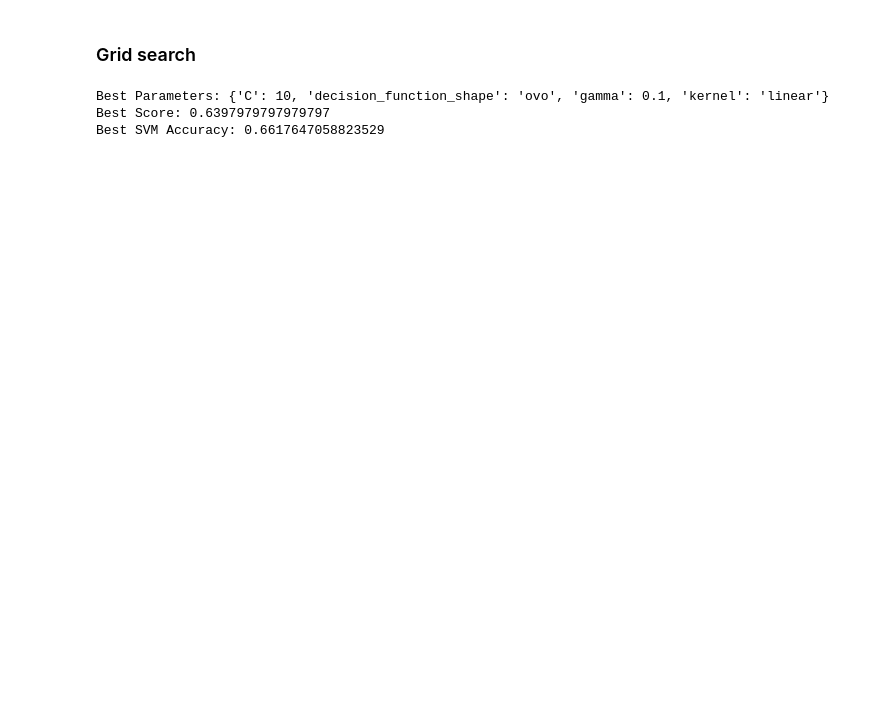
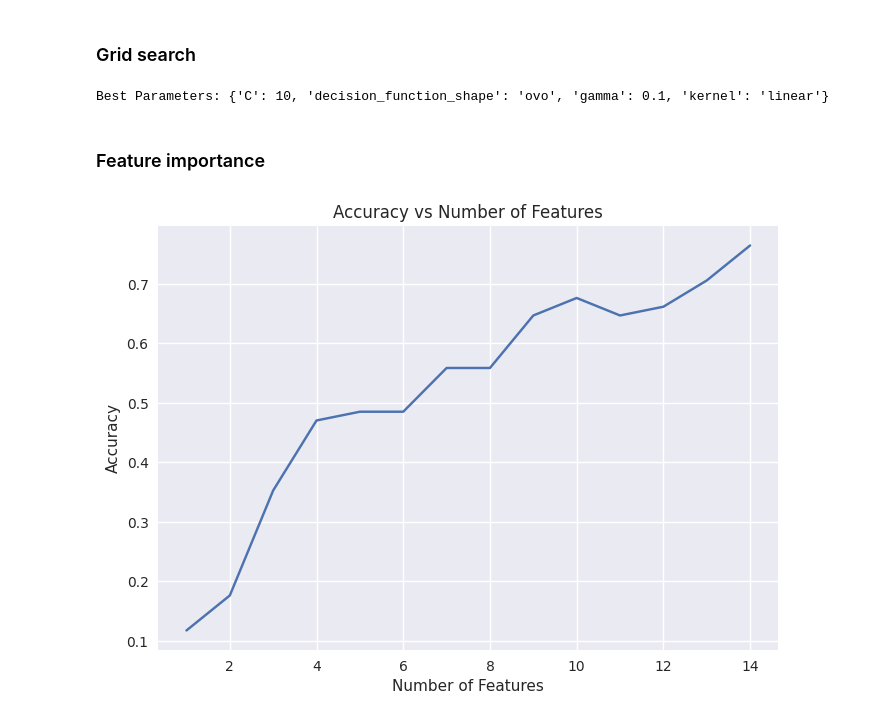
Before and after one commit to oooidw/IntroML, a Jupyter notebook: svm.ipynb, the cells around one changed output. Drawn from its saved outputs; the diff is of its cells as text; code cells hidden in the pictures; blank space fills up the shorter version.

```diff
--- a/svm.ipynb
+++ b/svm.ipynb
@@ -27,6 +34,18 @@ df.head()
 | 2 | 1 | 0.76722 | 1.5725 | 0.38998 | 0.97755 | 1.00000 | 0.80812 | ... |
 | 3 | 1 | 0.73797 | 1.4597 | 0.35376 | 0.97566 | 1.00000 | 0.81697 | ... |
 | 4 | 1 | 0.82301 | 1.7707 | 0.44462 | 0.97698 | 1.00000 | 0.75493 | ... |
+# %%
+
+# Select the columns to be standardized
+columns_to_standardize = ['Eccentricity', 'Aspect Ratio', 'Elongation', 'Solidity', 'Stochastic Convexity',
+                          'Isoperimetric Factor', 'Maximal Indentation Depth', 'Lobedness', 'Average Intensity',
+                          'Average Contrast', 'Smoothness', 'Third moment', 'Uniformity', 'Entropy']
+
+# Create a StandardScaler object
+scaler = StandardScaler()
+
+# Fit the scaler to the data and transform the selected columns
+df[columns_to_standardize] = scaler.fit_transform(df[columns_to_standardize])
 # %%
 # Split the dataset into training set and test set
 X_train, X_test, y_train, y_test = train_test_split(df.drop(['Class'],axis=1),df['Class'], test_size=0.2, random_state=42)
@@ -57,7 +76,7 @@ Cross-Validation Accuracy: 0.2911764705882353
 param_grid = {
     'C': [0.1, 1, 10],
     'kernel': ['linear', 'rbf'],
-    'gamma': [0.1, 1, 10],
+    'gamma': [0.1, 1, 10, 'scale'],
     'decision_function_shape' : ['ovo','ovr']
 }
 
@@ -68,25 +87,60 @@ svm_clf = SVC()
 grid_search = GridSearchCV(svm_clf, param_grid, cv=5)
 grid_search.fit(X_train, y_train)
 
+# Create the GridSearchCV object
+grid_search = GridSearchCV(estimator=svm_clf, param_grid=param_grid, cv=5, scoring='accuracy')
+
+# Fit the grid search to the data
+grid_search.fit(X_train, y_train)
+
 # Get the best parameters and best score
 best_params = grid_search.best_params_
-best_score = grid_search.best_score_
 
-# Train the SVM classifier with the best parameters
-best_svm_clf = SVC(**best_params)
-best_svm_clf.fit(X_train, y_train)
-
-# Predict the class labels for the test dataset using the best classifier
-best_svm_pred_labels = best_svm_clf.predict(X_test)
-
-# Evaluate the accuracy of the best SVM classifier
-best_svm_accuracy = accuracy_score(y_test, best_svm_pred_labels)
-
+# Print the best parameters
 print("Best Parameters:", best_params)
-print("Best Score:", best_score)
-print("Best SVM Accuracy:", best_svm_accuracy)
 # %% [output]
 Best Parameters: {'C': 10, 'decision_function_shape': 'ovo', 'gamma': 0.1, 'kernel': 'linear'}
-Best Score: 0.6397979797979797
-Best SVM Accuracy: 0.6617647058823529
+# %% [markdown]
+### Feature importance
+# %%
+# Get the feature importances from the SVM classifier
+feature_importances = best_svm_clf.coef_[0]
+
+# Sort the feature importances in descending order
+sorted_indices = feature_importances.argsort()
+
+
+# Get the names of the features
+feature_names = df.drop('Class', axis=1).columns
+
+# Get the number of features
+num_features = len(feature_names)
+
+# Get the accuracy values
+accuracy_values = []
+
+for i in range(1, num_features + 1):
+    # Select the first i features
+    selected_features = feature_names[:i]
+
+    # Train the SVM classifier with the selected features
+    svm_clf.fit(X_train[selected_features], y_train)
+
+    # Predict the class labels for the test dataset using the trained classifier
+    svm_pred_labels = svm_clf.predict(X_test[selected_features])
+
+    # Calculate the accuracy
+    accuracy = accuracy_score(y_test, svm_pred_labels)
+
+    # Append the accuracy to the list
+    accuracy_values.append(accuracy)
+
+# Plot the accuracy vs the number of features
+plt.plot(range(1, num_features + 1), accuracy_values)
+plt.xlabel('Number of Features')
+plt.ylabel('Accuracy')
+plt.title('Accuracy vs Number of Features')
+plt.show()
+# %% [output]
+[figure, added]
 # %% [markdown]
```
Also changed, not shown: parts of 5 cells of this notebook, 2 other files.
